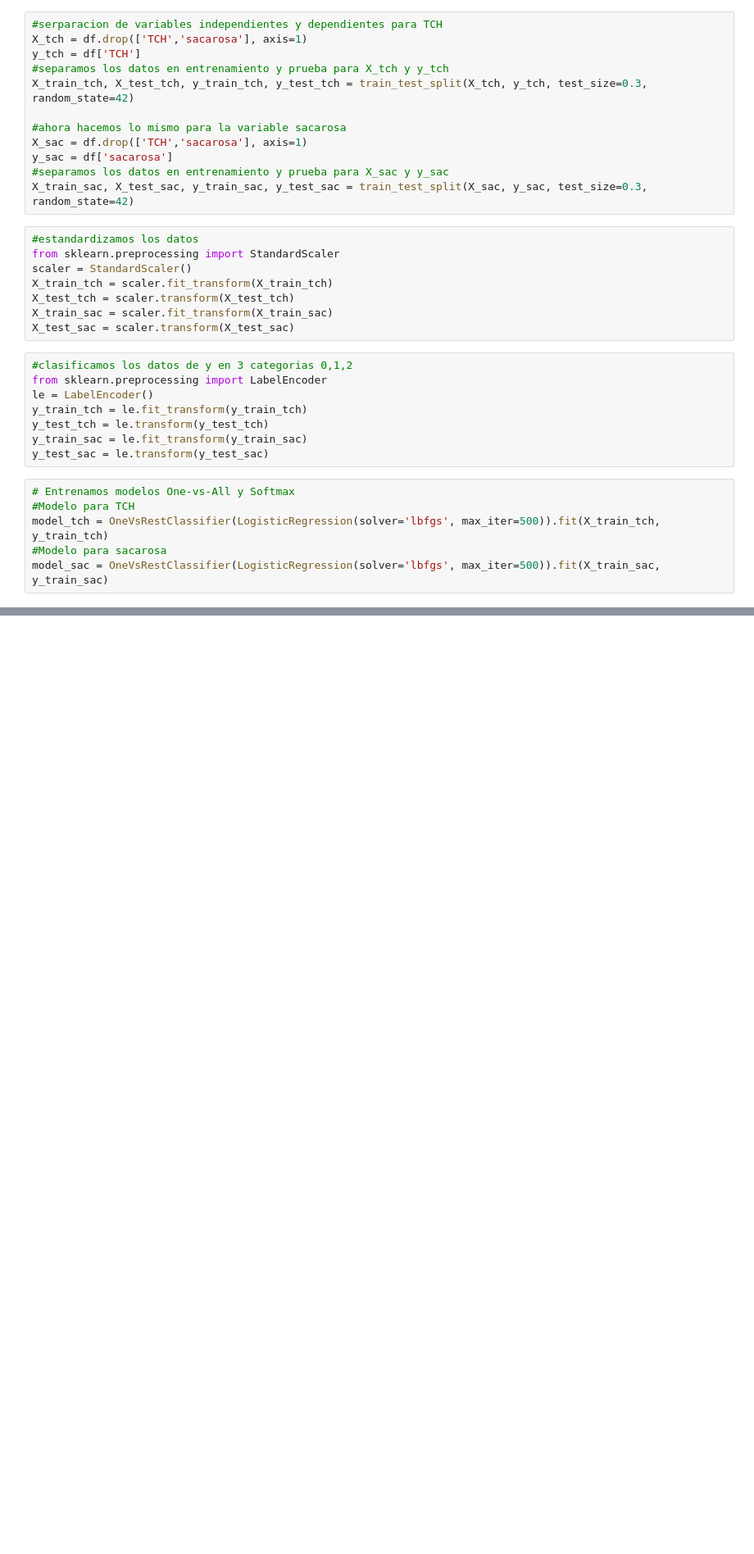
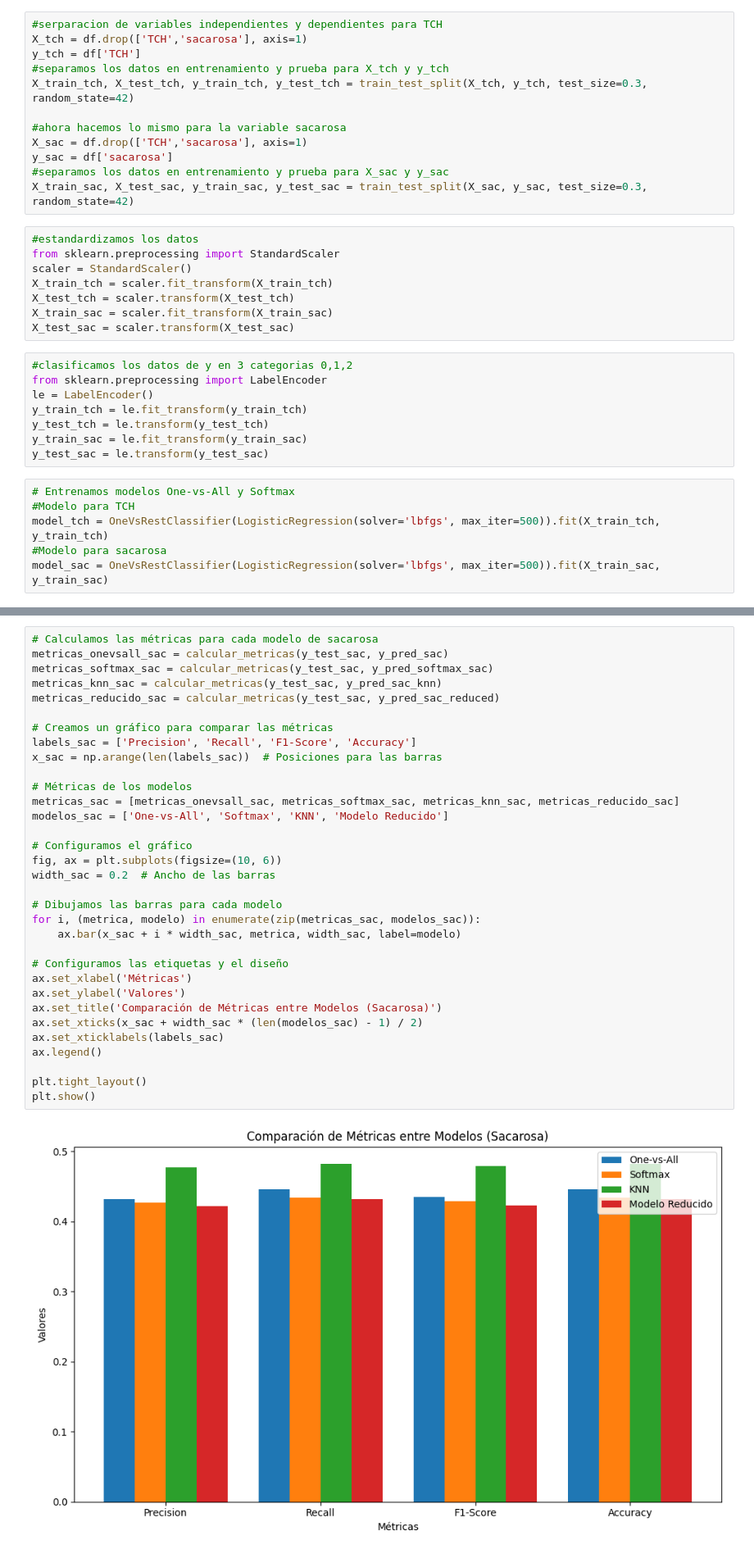
Before and after one commit to rchicangana/AprendizajeAutomaticoI, a Jupyter notebook: Parte2Clasificacion.ipynb, the cells around one changed output, grey strips where cells are left out. Shown at 82% size. Cells and saved outputs as stored; diff of their text form; blank space fills up the shorter version.

```diff
--- a/Parte2Clasificacion.ipynb
+++ b/Parte2Clasificacion.ipynb
@@ -304,0 +674,35 @@ X_test_sac_pca = pca.transform(X_test_sac)
+# %%
+# Calculamos las métricas para cada modelo de sacarosa
+metricas_onevsall_sac = calcular_metricas(y_test_sac, y_pred_sac)
+metricas_softmax_sac = calcular_metricas(y_test_sac, y_pred_softmax_sac)
+metricas_knn_sac = calcular_metricas(y_test_sac, y_pred_sac_knn)
+metricas_reducido_sac = calcular_metricas(y_test_sac, y_pred_sac_reduced)
+
+# Creamos un gráfico para comparar las métricas
+labels_sac = ['Precision', 'Recall', 'F1-Score', 'Accuracy']
+x_sac = np.arange(len(labels_sac))  # Posiciones para las barras
+
+# Métricas de los modelos
+metricas_sac = [metricas_onevsall_sac, metricas_softmax_sac, metricas_knn_sac, metricas_reducido_sac]
+modelos_sac = ['One-vs-All', 'Softmax', 'KNN', 'Modelo Reducido']
+
+# Configuramos el gráfico
+fig, ax = plt.subplots(figsize=(10, 6))
+width_sac = 0.2  # Ancho de las barras
+
+# Dibujamos las barras para cada modelo
+for i, (metrica, modelo) in enumerate(zip(metricas_sac, modelos_sac)):
+    ax.bar(x_sac + i * width_sac, metrica, width_sac, label=modelo)
+
+# Configuramos las etiquetas y el diseño
+ax.set_xlabel('Métricas')
+ax.set_ylabel('Valores')
+ax.set_title('Comparación de Métricas entre Modelos (Sacarosa)')
+ax.set_xticks(x_sac + width_sac * (len(modelos_sac) - 1) / 2)
+ax.set_xticklabels(labels_sac)
+ax.legend()
+
+plt.tight_layout()
+plt.show()
+# %% [output]
+[figure, added]
```
Also changed, not shown: parts of 14 cells of this notebook.
